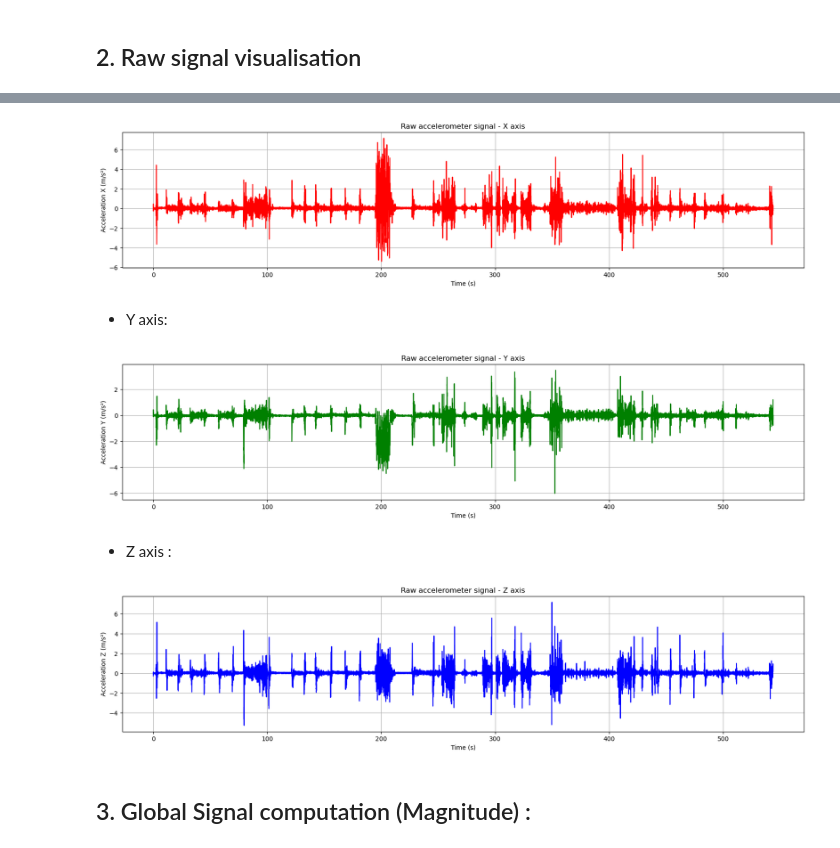
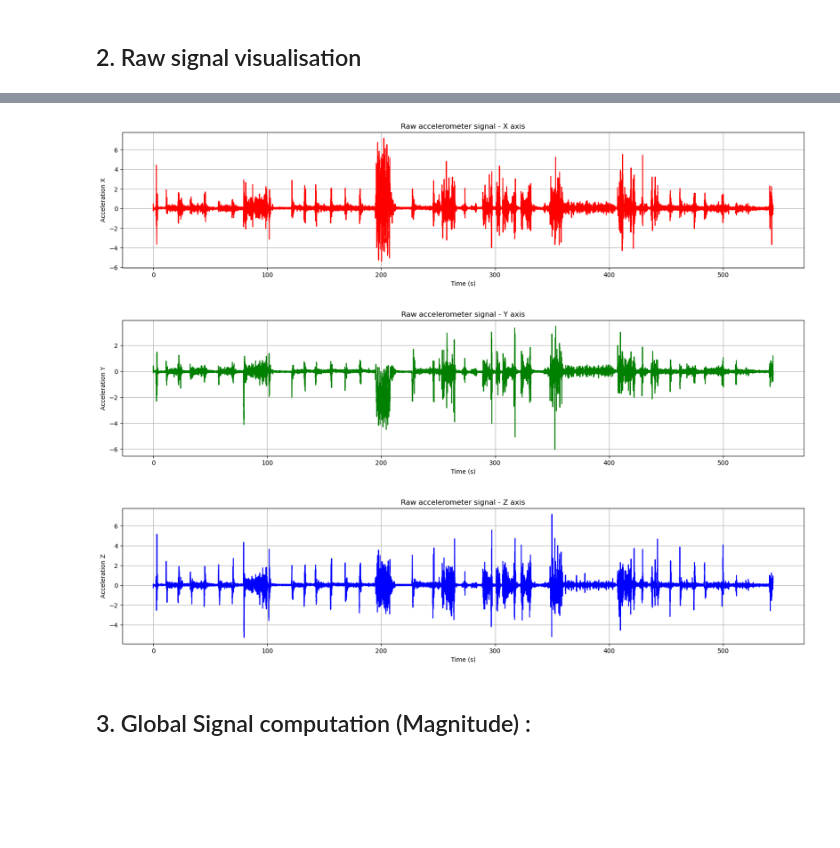
Before and after one commit to zemmahisofi-byte/Projet_R_Python, a Jupyter notebook: Projet_python/main.ipynb, the cells around one changed output, grey strips where cells are left out. Saved outputs shown, nothing was run; the diff lists cells and outputs as text; code cells hidden in the pictures; blank space fills up the shorter version.

Commit message:
add functions into day 3

```diff
--- a/Projet_python/main.ipynb
+++ b/Projet_python/main.ipynb
@@ -655,3 +663,36 @@ The time intervals will still be defined manually, because the beginning and end
 However, once the time window and the phase name are specified, the function will automatically perform the full analysis and return the dominant frequency and RMS amplitude.
 
 This will make the analysis of Day 2 and Day 3 faster, cleaner, and less prone to coding errors.
+# %%
+
+# 1. Function to raw signal visualisation for X, Y ans Z:
+import matplotlib.pyplot as plt
+
+def plot_xyz_signals(df):
+
+    # X axis
+    plt.figure(figsize=(20,4))
+    plt.plot(df["Time (s)"], df["X (m/s^2)"], color="red")
+    plt.xlabel("Time (s)")
+    plt.ylabel("Acceleration X")
+    plt.title("Raw accelerometer signal - X axis")
+    plt.grid(True)
+    plt.show()
+
+    # Y axis
+    plt.figure(figsize=(20,4))
+    plt.plot(df["Time (s)"], df["Y (m/s^2)"], color="green")
+    plt.xlabel("Time (s)")
+    plt.ylabel("Acceleration Y")
+    plt.title("Raw accelerometer signal - Y axis")
+    plt.grid(True)
+    plt.show()
+
+    # Z axis
+    plt.figure(figsize=(20,4))
+    plt.plot(df["Time (s)"], df["Z (m/s^2)"], color="blue")
+    plt.xlabel("Time (s)")
+    plt.ylabel("Acceleration Z")
+    plt.title("Raw accelerometer signal - Z axis")
+    plt.grid(True)
+    plt.show()
@@ -742,41 +850,9 @@ Plot the raw signals
-# %%
-import matplotlib.pyplot as plt
-
-plt.figure(figsize=(20,4))
-plt.plot(df_2["Time (s)"], df_2["X (m/s^2)"], color="red")
-plt.xlabel("Time (s)")
-plt.ylabel("Acceleration X (m/s²)")
-plt.title("Raw accelerometer signal - X axis")
-plt.grid(True)
-plt.box(True)
-plt.show()
-# %% [output]
-[figure, removed]
-# %% [markdown]
-- Y axis:
-# %%
-plt.figure(figsize=(20,4))
-plt.plot(df_2["Time (s)"], df_2["Y (m/s^2)"], color="green")
-plt.xlabel("Time (s)")
-plt.ylabel("Acceleration Y (m/s²)")
-plt.title("Raw accelerometer signal - Y axis")
-plt.grid(True)
-plt.box(True)
-plt.show()
-# %% [output]
-[figure, removed]
-# %% [markdown]
-- Z axis :
-# %%
-plt.figure(figsize=(20,4))
-plt.plot(df_2["Time (s)"], df_2["Z (m/s^2)"], color="blue")
-plt.xlabel("Time (s)")
-plt.ylabel("Acceleration Z (m/s²)")
-plt.title("Raw accelerometer signal - Z axis")
-plt.grid(True)
-plt.box(True)
-plt.show()
-# %% [output]
-[figure, removed]
+# %%
+# we use the function created before
+plot_xyz_signals(df_2)
+# %% [output]
+[figure, added]
+[figure, added]
+[figure, added]
 # %% [markdown]
 ## 3. Global Signal computation (Magnitude) :
```
Also changed, not shown: parts of 39 cells of this notebook.
